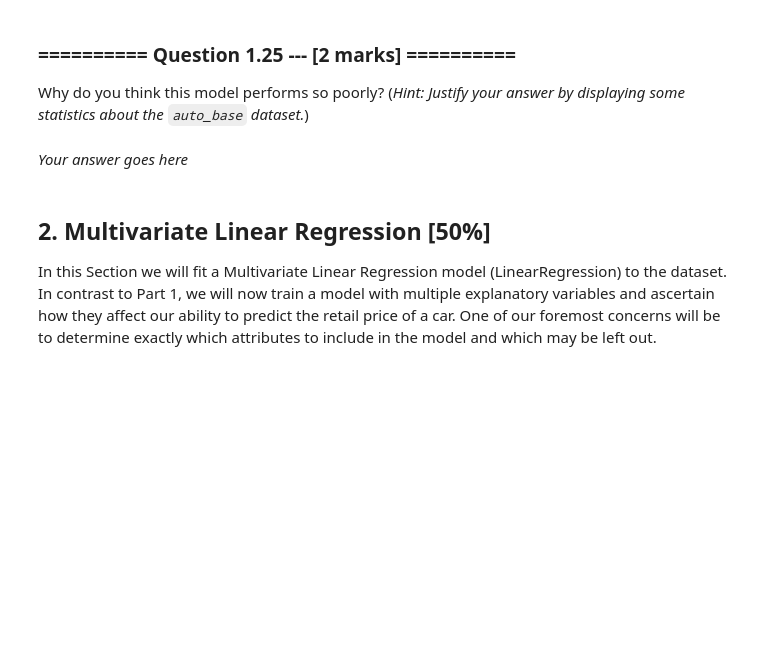
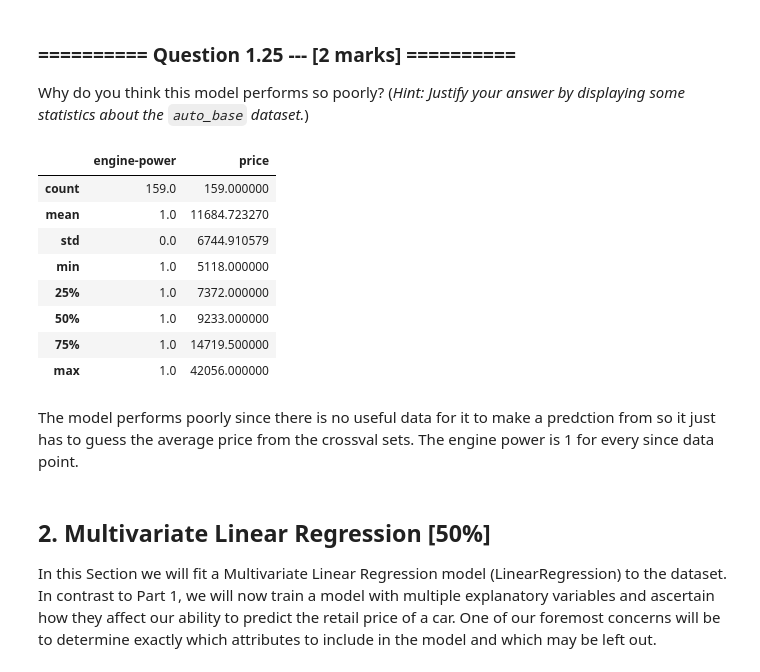
Before and after one commit to hirshagarwal/iaml2017, a Jupyter notebook: Agarwal Assignment 2.ipynb, the cells around one changed output. Saved outputs shown, nothing was run; the diff lists cells and outputs as text; code cells hidden in the pictures; blank space fills up the shorter version.

```diff
--- a/Agarwal Assignment 2.ipynb
+++ b/Agarwal Assignment 2.ipynb
@@ -375,5 +406,17 @@ Why do you think this model performs so poorly? (*Hint: Justify your answer by d
-# %% [markdown]
-*Your answer goes here*
+# %%
+auto_base.describe()
+# %% [output]
+|  | engine-power | price |
+| count | 159.0 | 159.000000 |
+| mean | 1.0 | 11684.723270 |
+| std | 0.0 | 6744.910579 |
+| min | 1.0 | 5118.000000 |
+| 25% | 1.0 | 7372.000000 |
+| 50% | 1.0 | 9233.000000 |
+| 75% | 1.0 | 14719.500000 |
+| max | 1.0 | 42056.000000 |
+# %% [markdown]
+The model performs poorly since there is no useful data for it to make a predction from so it just has to guess the average price from the crossval sets. The engine power is 1 for every since data point.
 # %% [markdown]
 ## 2. Multivariate Linear Regression [50%]
 In this Section we will fit a Multivariate Linear Regression model (LinearRegression) to the dataset. In contrast to Part 1, we will now train a model with multiple explanatory variables and ascertain how they affect our ability to predict the retail price of a car. One of our foremost concerns will be to determine exactly which attributes to include in the model and which may be left out.
```
Also changed, not shown: parts of 40 cells of this notebook, 1 other file.
